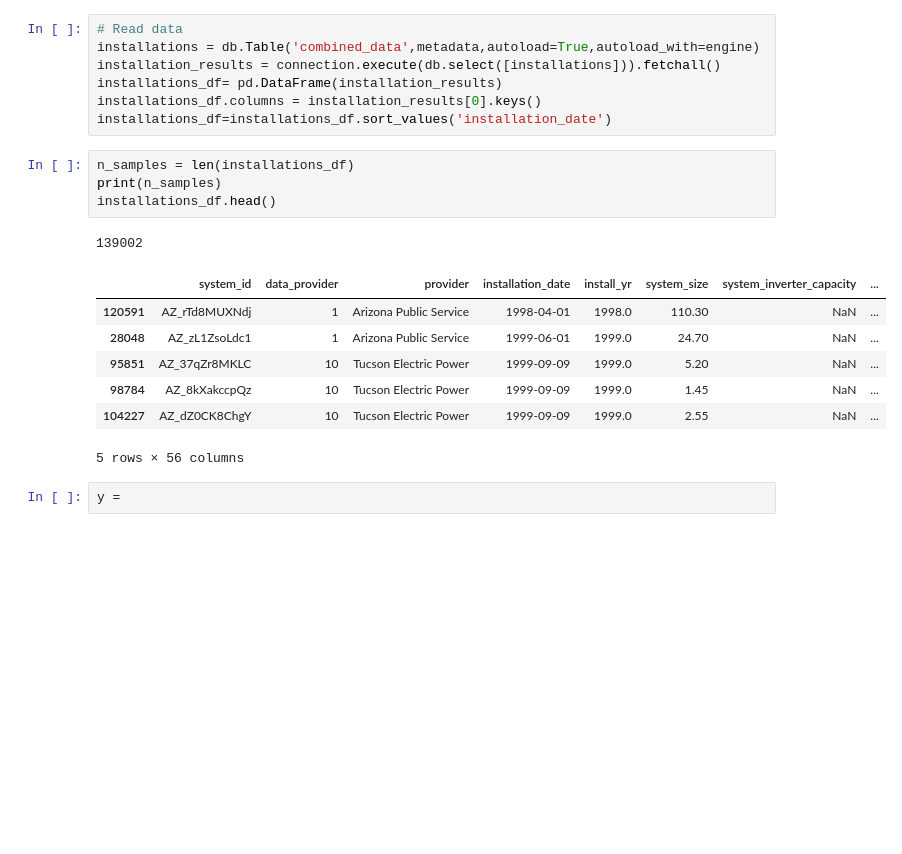
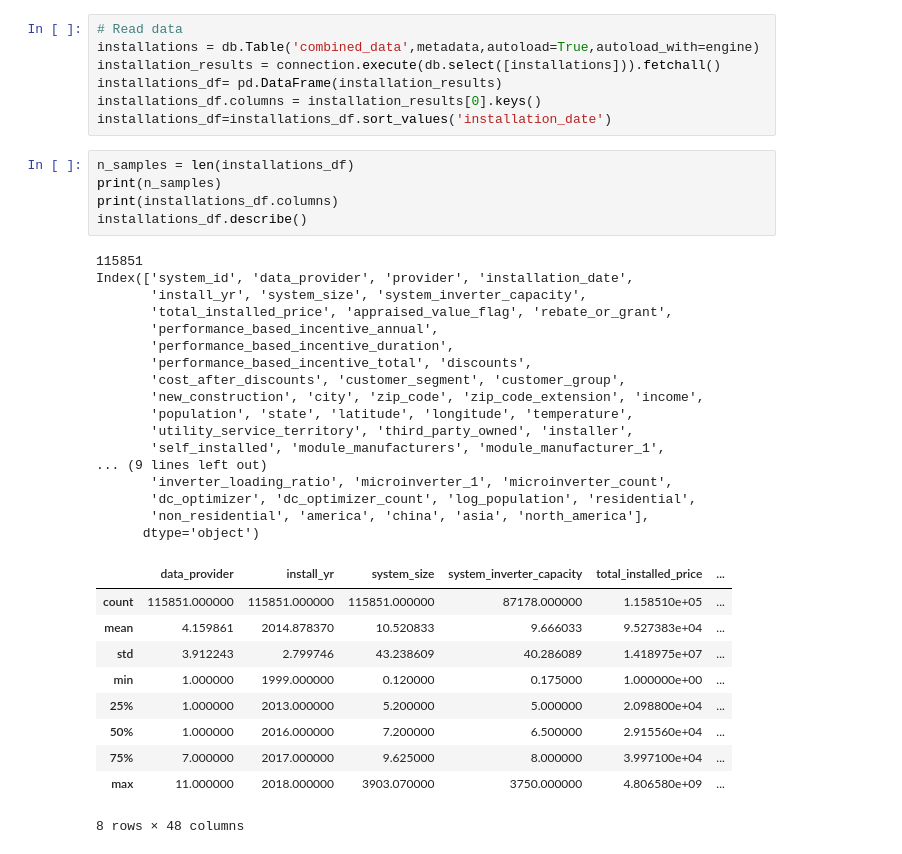
Before and after one commit to janinewhite/Solar-Predicitions, a Jupyter notebook: Data Analysis.ipynb, the cells around one changed output. Cells and saved outputs as stored; diff of their text form; blank space fills up the shorter version.

```diff
--- a/Data Analysis.ipynb
+++ b/Data Analysis.ipynb
@@ -23,15 +23,33 @@ installations_df=installations_df.sort_values('installation_date')
 # %%
 n_samples = len(installations_df)
 print(n_samples)
-installations_df.head()
+print(installations_df.columns)
+installations_df.describe()
 # %% [output]
-139002
+115851
+Index(['system_id', 'data_provider', 'provider', 'installation_date',
+       'install_yr', 'system_size', 'system_inverter_capacity',
+       'total_installed_price', 'appraised_value_flag', 'rebate_or_grant',
+       'performance_based_incentive_annual',
+       'performance_based_incentive_duration',
+       'performance_based_incentive_total', 'discounts',
+       'cost_after_discounts', 'customer_segment', 'customer_group',
+       'new_construction', 'city', 'zip_code', 'zip_code_extension', 'income',
+       'population', 'state', 'latitude', 'longitude', 'temperature',
+       'utility_service_territory', 'third_party_owned', 'installer',
+       'self_installed', 'module_manufacturers', 'module_manufacturer_1',
+... (9 lines left out)
+       'inverter_loading_ratio', 'microinverter_1', 'microinverter_count',
+       'dc_optimizer', 'dc_optimizer_count', 'log_population', 'residential',
+       'non_residential', 'america', 'china', 'asia', 'north_america'],
+      dtype='object')
-|  | system_id | data_provider | provider | installation_date | install_yr | system_size | system_inverter_capacity | ... |
-| 120591 | AZ_rTd8MUXNdj | 1 | Arizona Public Service | 1998-04-01 | 1998.0 | 110.30 | NaN | ... |
-| 28048 | AZ_zL1ZsoLdc1 | 1 | Arizona Public Service | 1999-06-01 | 1999.0 | 24.70 | NaN | ... |
-| 95851 | AZ_37qZr8MKLC | 10 | Tucson Electric Power | 1999-09-09 | 1999.0 | 5.20 | NaN | ... |
-| 98784 | AZ_8kXakccpQz | 10 | Tucson Electric Power | 1999-09-09 | 1999.0 | 1.45 | NaN | ... |
-| 104227 | AZ_dZ0CK8ChgY | 10 | Tucson Electric Power | 1999-09-09 | 1999.0 | 2.55 | NaN | ... |
+|  | data_provider | install_yr | system_size | system_inverter_capacity | total_installed_price | ... |
+| count | 115851.000000 | 115851.000000 | 115851.000000 | 87178.000000 | 1.158510e+05 | ... |
+| mean | 4.159861 | 2014.878370 | 10.520833 | 9.666033 | 9.527383e+04 | ... |
+| std | 3.912243 | 2.799746 | 43.238609 | 40.286089 | 1.418975e+07 | ... |
+| min | 1.000000 | 1999.000000 | 0.120000 | 0.175000 | 1.000000e+00 | ... |
+| 25% | 1.000000 | 2013.000000 | 5.200000 | 5.000000 | 2.098800e+04 | ... |
+| 50% | 1.000000 | 2016.000000 | 7.200000 | 6.500000 | 2.915560e+04 | ... |
+| 75% | 7.000000 | 2017.000000 | 9.625000 | 8.000000 | 3.997100e+04 | ... |
+| max | 11.000000 | 2018.000000 | 3903.070000 | 3750.000000 | 4.806580e+09 | ... |
-5 rows × 56 columns
+8 rows × 48 columns
-# %%
-y =
```
Also changed, not shown: parts of 21 cells of this notebook, 22 other files.
